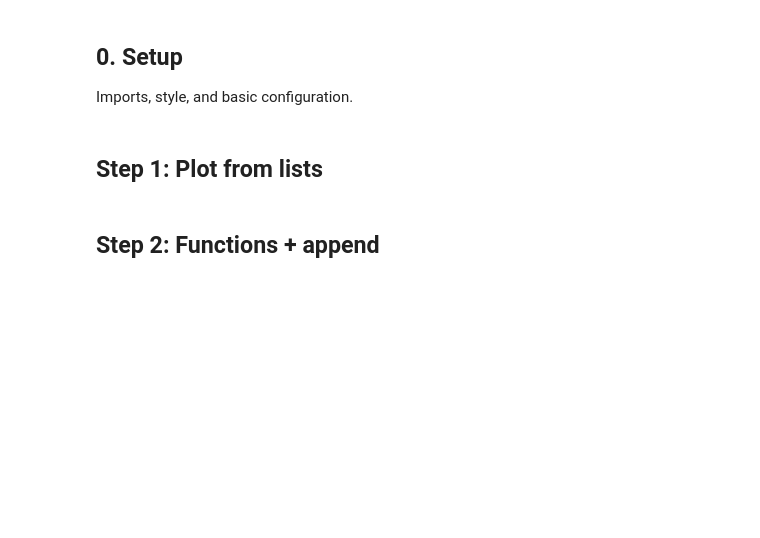
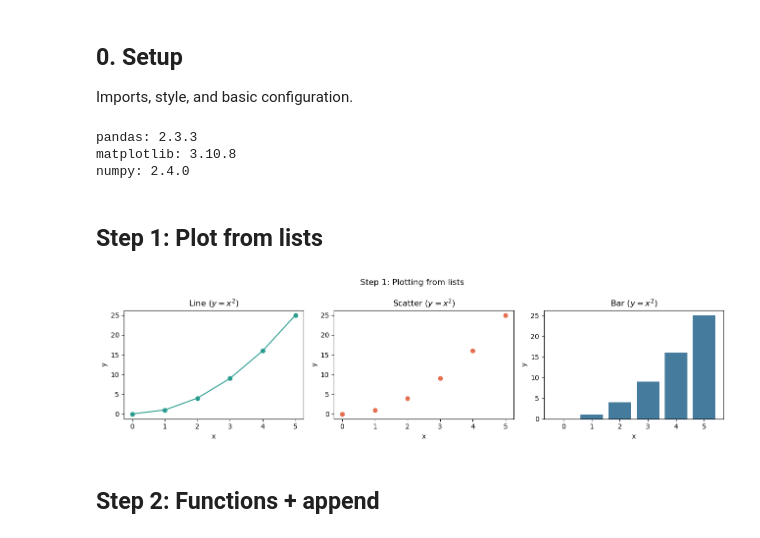
Before and after one commit to sakamurray/matplotlib_graph_guide, a Jupyter notebook: matplotlib_graph_guide_all_in_one_en_full_english.ipynb, the cells around one changed output. Drawn from its saved outputs; the diff is of its cells as text; code cells hidden in the pictures; blank space fills up the shorter version.

```diff
--- a/matplotlib_graph_guide_all_in_one_en_full_english.ipynb
+++ b/matplotlib_graph_guide_all_in_one_en_full_english.ipynb
@@ -9,22 +9,30 @@ import math
 import numpy as np
 import pandas as pd
 import matplotlib.pyplot as plt
-plt.style.use('seaborn-v0_8-whitegrid')
-from matplotlib import rcParams
-rcParams['axes.unicode_minus'] = False
+#plt.style.use('seaborn-v0_8-whitegrid')
+#from matplotlib import rcParams
+#rcParams['axes.unicode_minus'] = False
 print('pandas:', pd.__version__)
 print('matplotlib:', plt.matplotlib.__version__)
 print('numpy:', np.__version__)
+# %% [output]
+pandas: 2.3.3
+matplotlib: 3.10.8
+numpy: 2.4.0
 # %% [markdown]
 ## Step 1: Plot from lists
 # %%
 x = [0,1,2,3,4,5]
 y = [0,1,4,9,16,25]
 fig, axes = plt.subplots(1,3, figsize=(13,3.5))
-axes[0].plot(x,y,marker='o',color='#2a9d8f'); axes[0].set_title('Line (y = x^2)'); axes[0].set_xlabel('x'); axes[0].set_ylabel('y')
-axes[1].scatter(x,y,color='#e76f51'); axes[1].set_title('Scatter (y = x^2)'); axes[1].set_xlabel('x'); axes[1].set_ylabel('y')
-axes[2].bar(x,y,color='#457b9d'); axes[2].set_title('Bar (y = x^2)'); axes[2].set_xlabel('x'); axes[2].set_ylabel('y')
-fig.suptitle('Step 1: Plotting from lists'); plt.tight_layout(); plt.show()
+axes[0].plot(x,y,marker='o',color='#2a9d8f'); axes[0].set_title(r'Line ($y = x^2$)'); axes[0].set_xlabel('x'); axes[0].set_ylabel('y')
+axes[1].scatter(x,y,color='#e76f51'); axes[1].set_title(r'Scatter ($y = x^2$)'); axes[1].set_xlabel('x'); axes[1].set_ylabel('y')
+axes[2].bar(x,y,color='#457b9d'); axes[2].set_title(r'Bar ($y = x^2$)'); axes[2].set_xlabel('x'); axes[2].set_ylabel('y')
+fig.suptitle('Step 1: Plotting from lists')
+plt.tight_layout()
+plt.show()
+# %% [output]
+[figure, added]
 # %% [markdown]
 ## Step 2: Functions + append
 # %%
```
Also changed, not shown: parts of 9 cells of this notebook.
